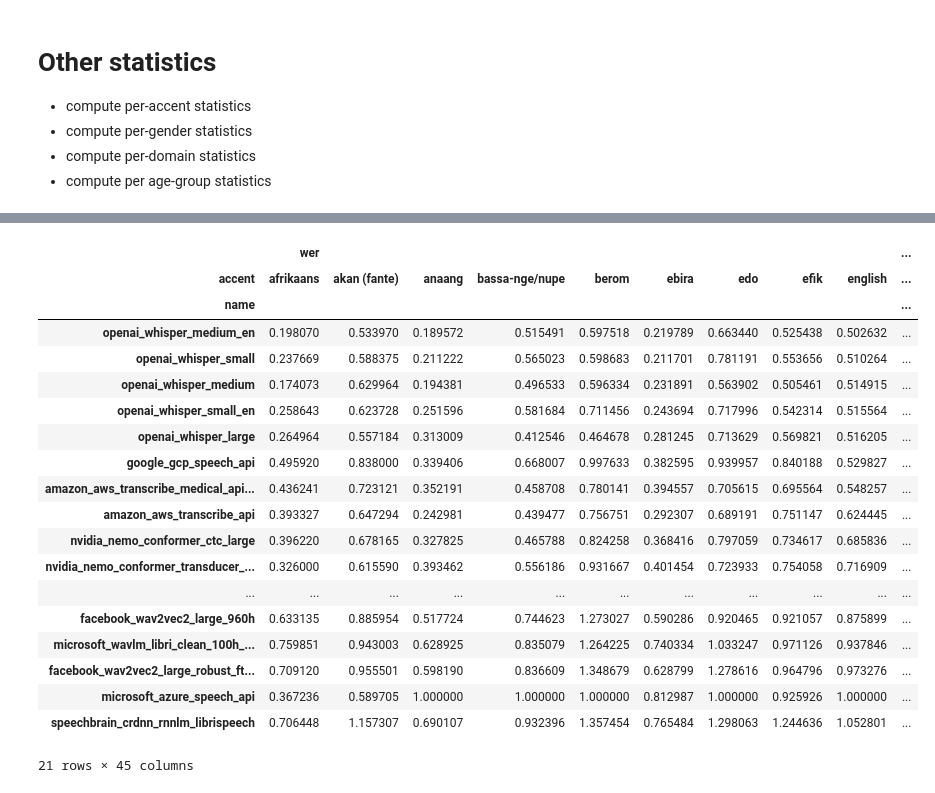
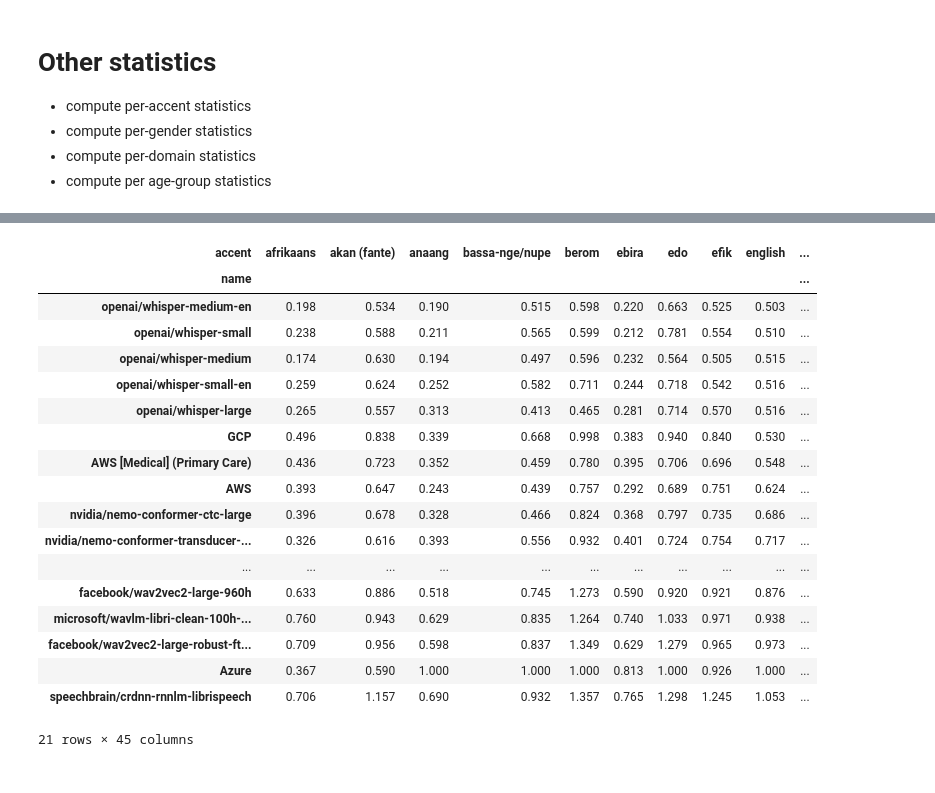
Before and after one commit to intron-innovation/AfriSpeech-200, a Jupyter notebook: notebooks/zero_shot_evaluation.ipynb, the cells around one changed output, grey strips where cells are left out. Drawn from its saved outputs; the diff is of its cells as text; code cells hidden in the pictures.

```diff
--- a/notebooks/zero_shot_evaluation.ipynb
+++ b/notebooks/zero_shot_evaluation.ipynb
@@ -1023,3 +1023,11 @@ models_df_clean.to_csv("../results/normalized/all_models.csv")
 - compute per-gender statistics
 - compute per-domain statistics
 - compute per age-group statistics
+# %%
+import os
+
+if os.path.exists("../results/raw/all_models.csv"):
+    models_df = pd.read_csv("../results/raw/all_models.csv")
+
+if os.path.exists("../results/normalized/all_models.csv"):
+    models_df_clean = pd.read_csv("../results/normalized/all_models.csv")
@@ -1026 +1054,28 @@ models_df_clean.to_csv("../results/normalized/all_models.csv")
+# %%
+models_mapping = {
+    "amazon_aws_transcribe_api": "AWS",
+    "google_gcp_speech_api": "GCP",
+    "facebook_hubert_xlarge_ls960_ft": "facebook/hubert-xlarge-ls960-ft",
+    "facebook_wav2vec2_large_robust_ft_swbd_300h": "facebook/wav2vec2-large-robust-ft-swbd-300h",
+    "microsoft_azure_speech_api": "Azure",
+    "openai_whisper_small": "openai/whisper-small",
+    "openai_whisper_small_en": "openai/whisper-small-en",
+    "speechbrain_crdnn_rnnlm_librispeech": "speechbrain/crdnn-rnnlm-librispeech",
+    "facebook_wav2vec2_large_xlsr_53_english": "facebook/wav2vec2-large-xlsr-53-english",
+    "nvidia_nemo_conformer_ctc_large": "nvidia/nemo-conformer-ctc-large",
+    "nvidia_nemo_conformer_transducer_large": "nvidia/nemo-conformer-transducer-large",
+    "facebook_hubert_large_ls960_ft": "facebook/hubert-large-ls960-ft",
+    "openai_whisper_medium": "openai/whisper-medium",
+    "microsoft_wavlm_libri_clean_100h_base": "microsoft/wavlm-libri-clean-100h-base",
+    "amazon_aws_transcribe_medical_api_primary_care": "AWS [Medical] (Primary Care)",
+    "facebook_wav2vec2_large_960h_lv60_self": "facebook/wav2vec2-large-960h-lv60-self",
+    "openai_whisper_large": "openai/whisper-large",
+    "facebook_wav2vec2_large_960h": "facebook/wav2vec2-large-960h",
+    "openai_whisper_medium_en": "openai/whisper-medium-en",
+    "facebook_wav2vec2_xls_r_1b_english": "facebook/wav2vec2-xls-r-1b-english",
+    "microsoft_wavlm_libri_clean_100h_large": "microsoft/wavlm-libri-clean-100h-large"
+}
+# %%
+models_df.name = models_df.name.apply(lambda x: models_mapping[x])
+models_df_clean.name = models_df_clean.name.apply(lambda x: models_mapping[x])
 # %%
@@ -1055 +1109,4 @@ models_df.groupby(["name", "domain"])["wer"].mean().reset_index().plot(kind="bar
+# %%
+models_df.domain = models_df.domain.str.capitalize()
+models_df_clean.domain = models_df_clean.domain.str.capitalize()
 # %%
@@ -1101,24 +1244,25 @@ domain_df_clean
 # %%
 accent_df_clean = models_df_clean.groupby(["name", "accent"])["wer"].mean().reset_index().set_index("name").pivot(columns="accent").sort_values(("wer", "english"))
+accent_df_clean = accent_df_clean.droplevel(0, axis=1)
+accent_df_clean = accent_df_clean.round(3)
 accent_df_clean
 # %% [output]
-|  | wer |  |  |  |  |  |  |  |  | ... |
 | accent | afrikaans | akan (fante) | anaang | bassa-nge/nupe | berom | ebira | edo | efik | english | ... |
 | name |  |  |  |  |  |  |  |  |  | ... |
-| openai_whisper_medium_en | 0.198070 | 0.533970 | 0.189572 | 0.515491 | 0.597518 | 0.219789 | 0.663440 | 0.525438 | 0.502632 | ... |
-| openai_whisper_small | 0.237669 | 0.588375 | 0.211222 | 0.565023 | 0.598683 | 0.211701 | 0.781191 | 0.553656 | 0.510264 | ... |
-| openai_whisper_medium | 0.174073 | 0.629964 | 0.194381 | 0.496533 | 0.596334 | 0.231891 | 0.563902 | 0.505461 | 0.514915 | ... |
-| openai_whisper_small_en | 0.258643 | 0.623728 | 0.251596 | 0.581684 | 0.711456 | 0.243694 | 0.717996 | 0.542314 | 0.515564 | ... |
-| openai_whisper_large | 0.264964 | 0.557184 | 0.313009 | 0.412546 | 0.464678 | 0.281245 | 0.713629 | 0.569821 | 0.516205 | ... |
-| google_gcp_speech_api | 0.495920 | 0.838000 | 0.339406 | 0.668007 | 0.997633 | 0.382595 | 0.939957 | 0.840188 | 0.529827 | ... |
-| amazon_aws_transcribe_medical_api... | 0.436241 | 0.723121 | 0.352191 | 0.458708 | 0.780141 | 0.394557 | 0.705615 | 0.695564 | 0.548257 | ... |
-| amazon_aws_transcribe_api | 0.393327 | 0.647294 | 0.242981 | 0.439477 | 0.756751 | 0.292307 | 0.689191 | 0.751147 | 0.624445 | ... |
-| nvidia_nemo_conformer_ctc_large | 0.396220 | 0.678165 | 0.327825 | 0.465788 | 0.824258 | 0.368416 | 0.797059 | 0.734617 | 0.685836 | ... |
-| nvidia_nemo_conformer_transducer_... | 0.326000 | 0.615590 | 0.393462 | 0.556186 | 0.931667 | 0.401454 | 0.723933 | 0.754058 | 0.716909 | ... |
+| openai/whisper-medium-en | 0.198 | 0.534 | 0.190 | 0.515 | 0.598 | 0.220 | 0.663 | 0.525 | 0.503 | ... |
+| openai/whisper-small | 0.238 | 0.588 | 0.211 | 0.565 | 0.599 | 0.212 | 0.781 | 0.554 | 0.510 | ... |
+| openai/whisper-medium | 0.174 | 0.630 | 0.194 | 0.497 | 0.596 | 0.232 | 0.564 | 0.505 | 0.515 | ... |
+| openai/whisper-small-en | 0.259 | 0.624 | 0.252 | 0.582 | 0.711 | 0.244 | 0.718 | 0.542 | 0.516 | ... |
+| openai/whisper-large | 0.265 | 0.557 | 0.313 | 0.413 | 0.465 | 0.281 | 0.714 | 0.570 | 0.516 | ... |
+| GCP | 0.496 | 0.838 | 0.339 | 0.668 | 0.998 | 0.383 | 0.940 | 0.840 | 0.530 | ... |
+| AWS [Medical] (Primary Care) | 0.436 | 0.723 | 0.352 | 0.459 | 0.780 | 0.395 | 0.706 | 0.696 | 0.548 | ... |
+| AWS | 0.393 | 0.647 | 0.243 | 0.439 | 0.757 | 0.292 | 0.689 | 0.751 | 0.624 | ... |
+| nvidia/nemo-conformer-ctc-large | 0.396 | 0.678 | 0.328 | 0.466 | 0.824 | 0.368 | 0.797 | 0.735 | 0.686 | ... |
+| nvidia/nemo-conformer-transducer-... | 0.326 | 0.616 | 0.393 | 0.556 | 0.932 | 0.401 | 0.724 | 0.754 | 0.717 | ... |
 | ... | ... | ... | ... | ... | ... | ... | ... | ... | ... | ... |
-| facebook_wav2vec2_large_960h | 0.633135 | 0.885954 | 0.517724 | 0.744623 | 1.273027 | 0.590286 | 0.920465 | 0.921057 | 0.875899 | ... |
-| microsoft_wavlm_libri_clean_100h_... | 0.759851 | 0.943003 | 0.628925 | 0.835079 | 1.264225 | 0.740334 | 1.033247 | 0.971126 | 0.937846 | ... |
-| facebook_wav2vec2_large_robust_ft... | 0.709120 | 0.955501 | 0.598190 | 0.836609 | 1.348679 | 0.628799 | 1.278616 | 0.964796 | 0.973276 | ... |
-| microsoft_azure_speech_api | 0.367236 | 0.589705 | 1.000000 | 1.000000 | 1.000000 | 0.812987 | 1.000000 | 0.925926 | 1.000000 | ... |
-| speechbrain_crdnn_rnnlm_librispeech | 0.706448 | 1.157307 | 0.690107 | 0.932396 | 1.357454 | 0.765484 | 1.298063 | 1.244636 | 1.052801 | ... |
+| facebook/wav2vec2-large-960h | 0.633 | 0.886 | 0.518 | 0.745 | 1.273 | 0.590 | 0.920 | 0.921 | 0.876 | ... |
+| microsoft/wavlm-libri-clean-100h-... | 0.760 | 0.943 | 0.629 | 0.835 | 1.264 | 0.740 | 1.033 | 0.971 | 0.938 | ... |
+| facebook/wav2vec2-large-robust-ft... | 0.709 | 0.956 | 0.598 | 0.837 | 1.349 | 0.629 | 1.279 | 0.965 | 0.973 | ... |
+| Azure | 0.367 | 0.590 | 1.000 | 1.000 | 1.000 | 0.813 | 1.000 | 0.926 | 1.000 | ... |
+| speechbrain/crdnn-rnnlm-librispeech | 0.706 | 1.157 | 0.690 | 0.932 | 1.357 | 0.765 | 1.298 | 1.245 | 1.053 | ... |
 21 rows × 45 columns
```
Also changed, not shown: parts of 13 cells of this notebook.
